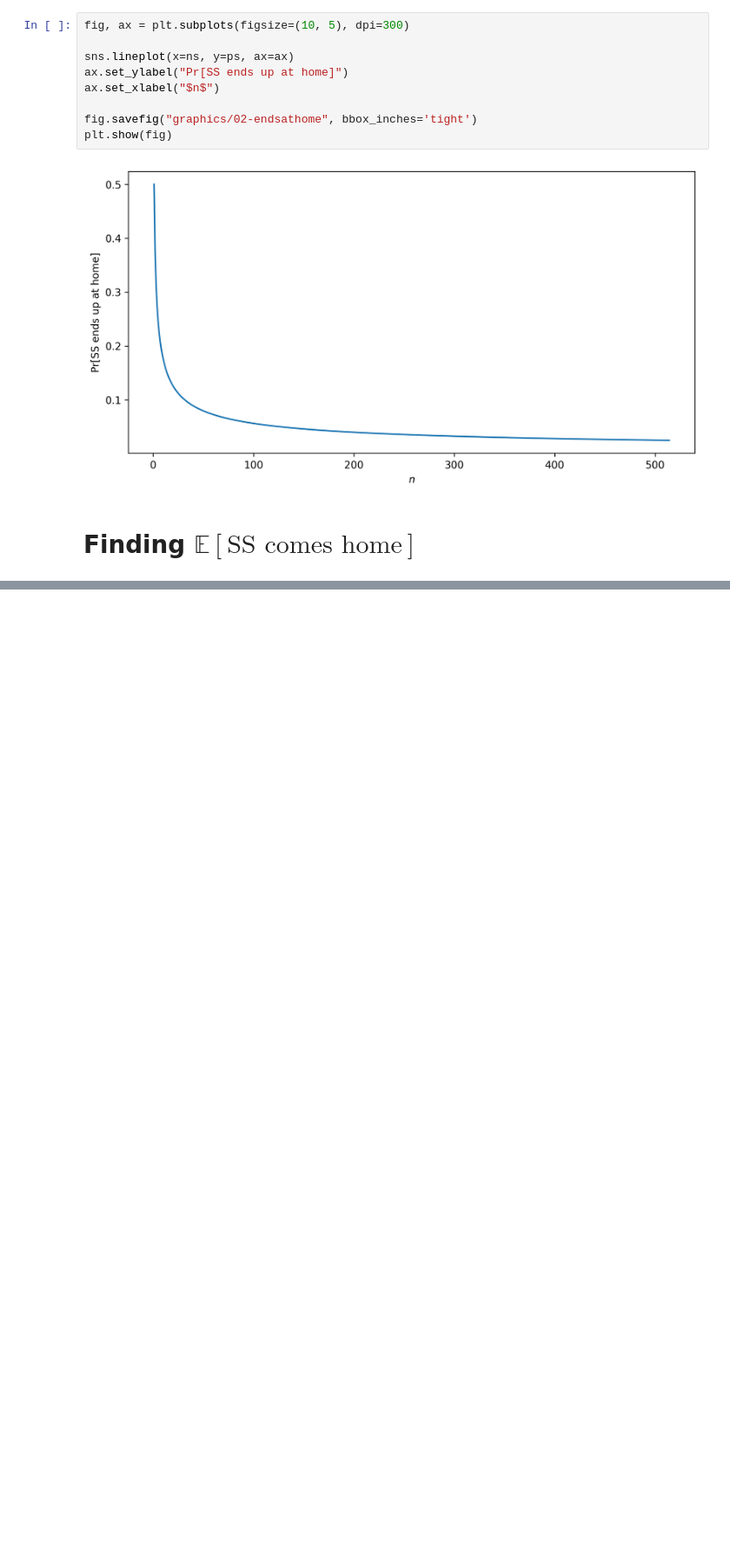
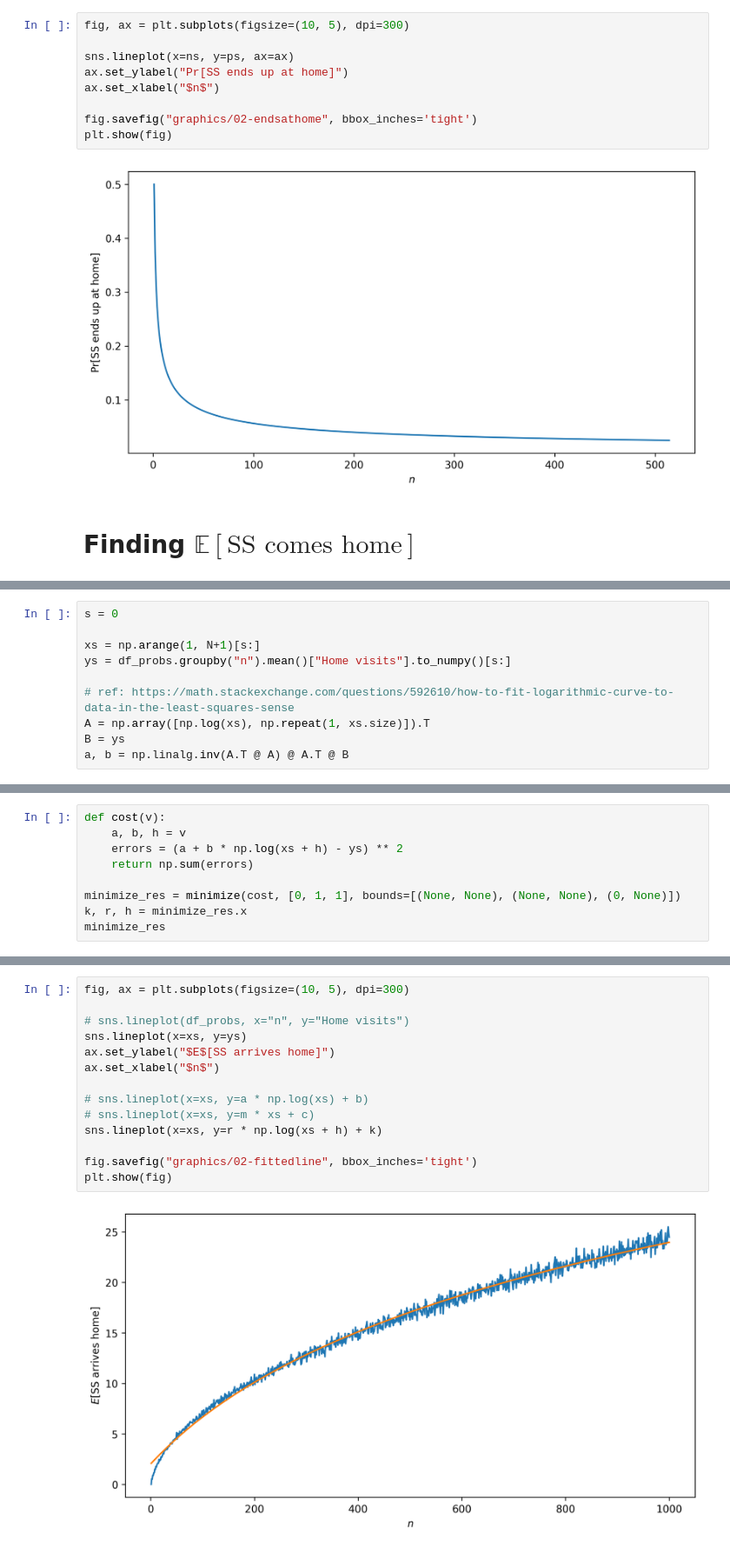
Before and after one commit to nngerncham/cs315_private, a Jupyter notebook: midterm/Problem 2.ipynb, the cells around one changed output, grey strips where cells are left out. Shown at 87% size. Saved outputs shown, nothing was run; the diff lists cells and outputs as text; blank space fills up the shorter version.

```diff
--- a/midterm/Problem 2.ipynb
+++ b/midterm/Problem 2.ipynb
@@ -70,0 +74,10 @@ plt.show(fig)
+# %%
+s = 0
+
+xs = np.arange(1, N+1)[s:]
+ys = df_probs.groupby("n").mean()["Home visits"].to_numpy()[s:]
+
+# ref: https://math.stackexchange.com/questions/592610/how-to-fit-logarithmic-curve-to-data-in-the-least-squares-sense
+A = np.array([np.log(xs), np.repeat(1, xs.size)]).T
+B = ys
+a, b = np.linalg.inv(A.T @ A) @ A.T @ B
@@ -70,0 +86,9 @@ plt.show(fig)
+# %%
+def cost(v):
+    a, b, h = v
+    errors = (a + b * np.log(xs + h) - ys) ** 2
+    return np.sum(errors)
+
+minimize_res = minimize(cost, [0, 1, 1], bounds=[(None, None), (None, None), (0, None)])
+k, r, h = minimize_res.x
+minimize_res
@@ -70,0 +106,16 @@ plt.show(fig)
+# %%
+fig, ax = plt.subplots(figsize=(10, 5), dpi=300)
+
+# sns.lineplot(df_probs, x="n", y="Home visits")
+sns.lineplot(x=xs, y=ys)
+ax.set_ylabel("$E$[SS arrives home]")
+ax.set_xlabel("$n$")
+
+# sns.lineplot(x=xs, y=a * np.log(xs) + b)
+# sns.lineplot(x=xs, y=m * xs + c)
+sns.lineplot(x=xs, y=r * np.log(xs + h) + k)
+
+fig.savefig("graphics/02-fittedline", bbox_inches='tight')
+plt.show(fig)
+# %% [output]
+[figure, added]
```
Also changed, not shown: parts of 7 cells of this notebook, 3 other files.
